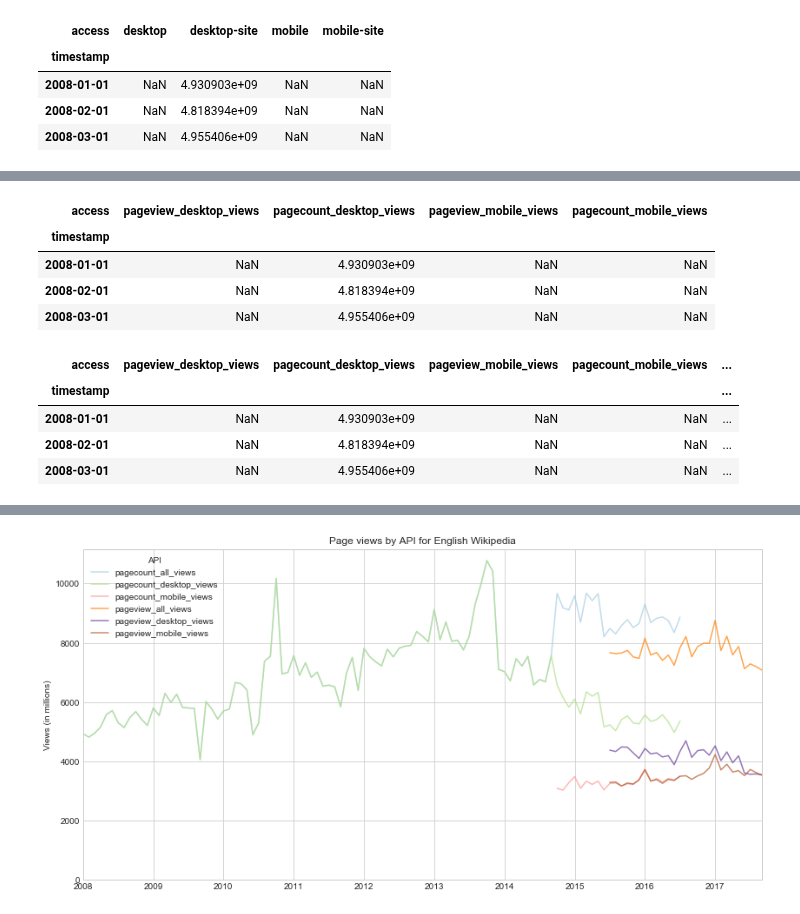
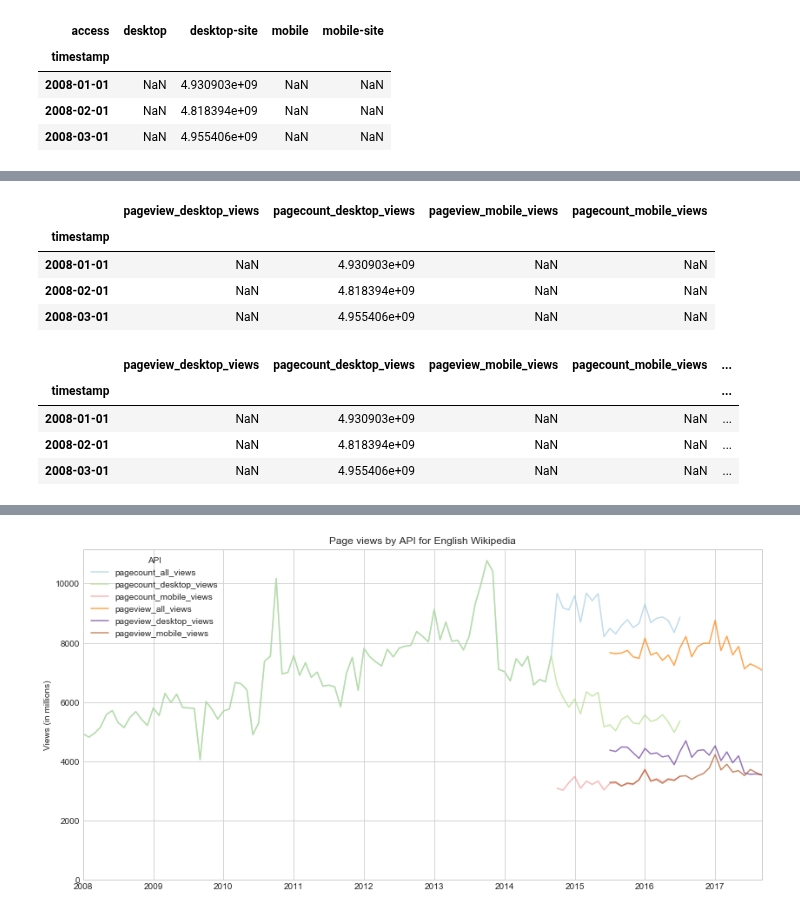
Before and after one commit to aenfield/Data512, a Jupyter notebook: a1_datacuration/EnfieldAndrew-A1.ipynb, the cells around one changed output, grey strips where cells are left out. Cells and saved outputs as stored; diff of their text form; code cells hidden in the pictures.

```diff
--- a/a1_datacuration/EnfieldAndrew-A1.ipynb
+++ b/a1_datacuration/EnfieldAndrew-A1.ipynb
@@ -220,11 +211,14 @@ all_data_wide[:3]
 # %%
 all_data_wide.rename(columns = {'desktop':'pageview_desktop_views',
                                 'mobile':'pageview_mobile_views',
                                 'desktop-site':'pagecount_desktop_views',
                                 'mobile-site':'pagecount_mobile_views'}, inplace=True)
+
+all_data_wide.columns.name = '' # don't want the default column index name of 'access' anymore
+
 all_data_wide[:3]
 # %% [output]
-| access | pageview_desktop_views | pagecount_desktop_views | pageview_mobile_views | pagecount_mobile_views |
+|  | pageview_desktop_views | pagecount_desktop_views | pageview_mobile_views | pagecount_mobile_views |
 | timestamp |  |  |  |  |
 | 2008-01-01 | NaN | 4.930903e+09 | NaN | NaN |
 | 2008-02-01 | NaN | 4.818394e+09 | NaN | NaN |
@@ -234,7 +228,7 @@ all_data_wide['pagecount_all_views'] = all_data_wide['pagecount_desktop_views'].
 all_data_wide['pageview_all_views'] = all_data_wide['pageview_desktop_views'].fillna(0) + all_data_wide['pageview_mobile_views'].fillna(0)
 all_data_wide[:3]
 # %% [output]
-| access | pageview_desktop_views | pagecount_desktop_views | pageview_mobile_views | pagecount_mobile_views | ... |
+|  | pageview_desktop_views | pagecount_desktop_views | pageview_mobile_views | pagecount_mobile_views | ... |
 | timestamp |  |  |  |  | ... |
 | 2008-01-01 | NaN | 4.930903e+09 | NaN | NaN | ... |
 | 2008-02-01 | NaN | 4.818394e+09 | NaN | NaN | ... |
```
Also changed, not shown: parts of 8 cells of this notebook, 1 other file.
